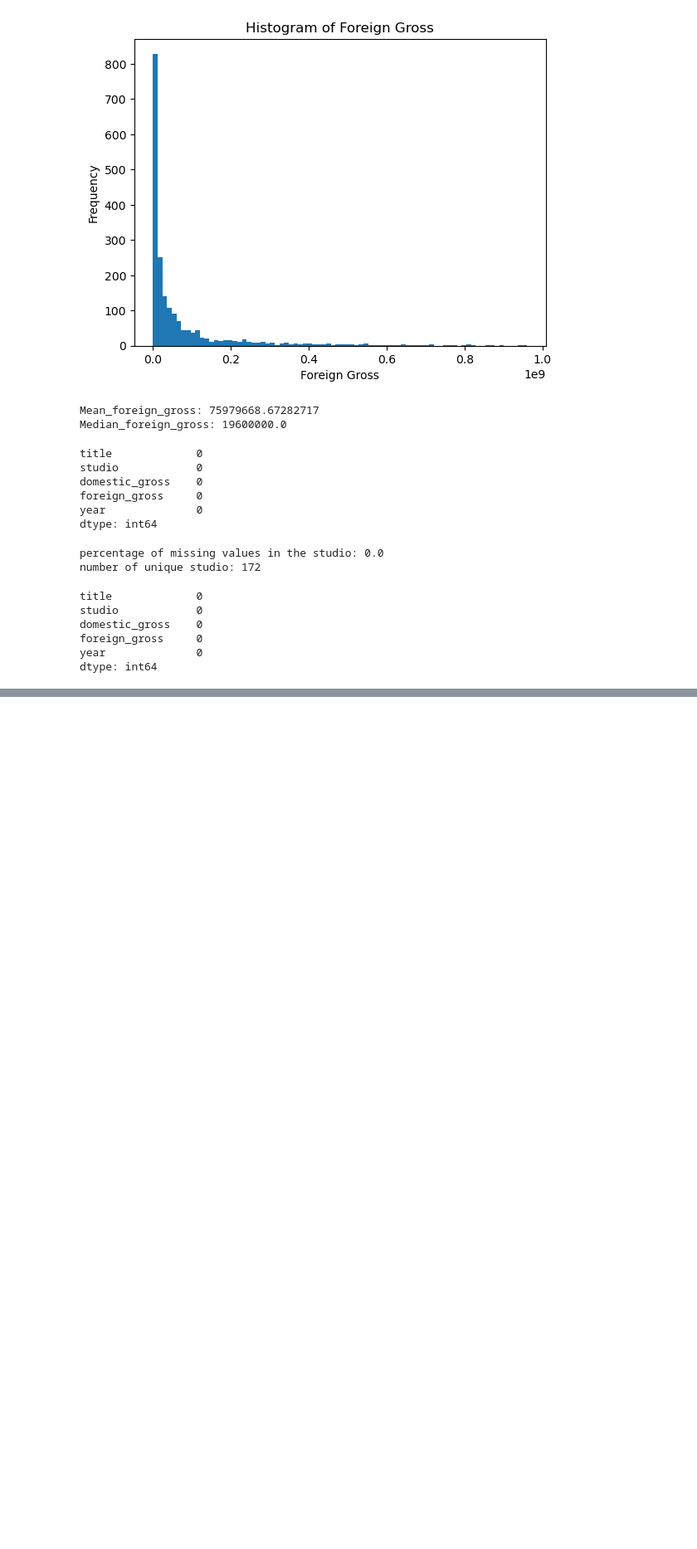
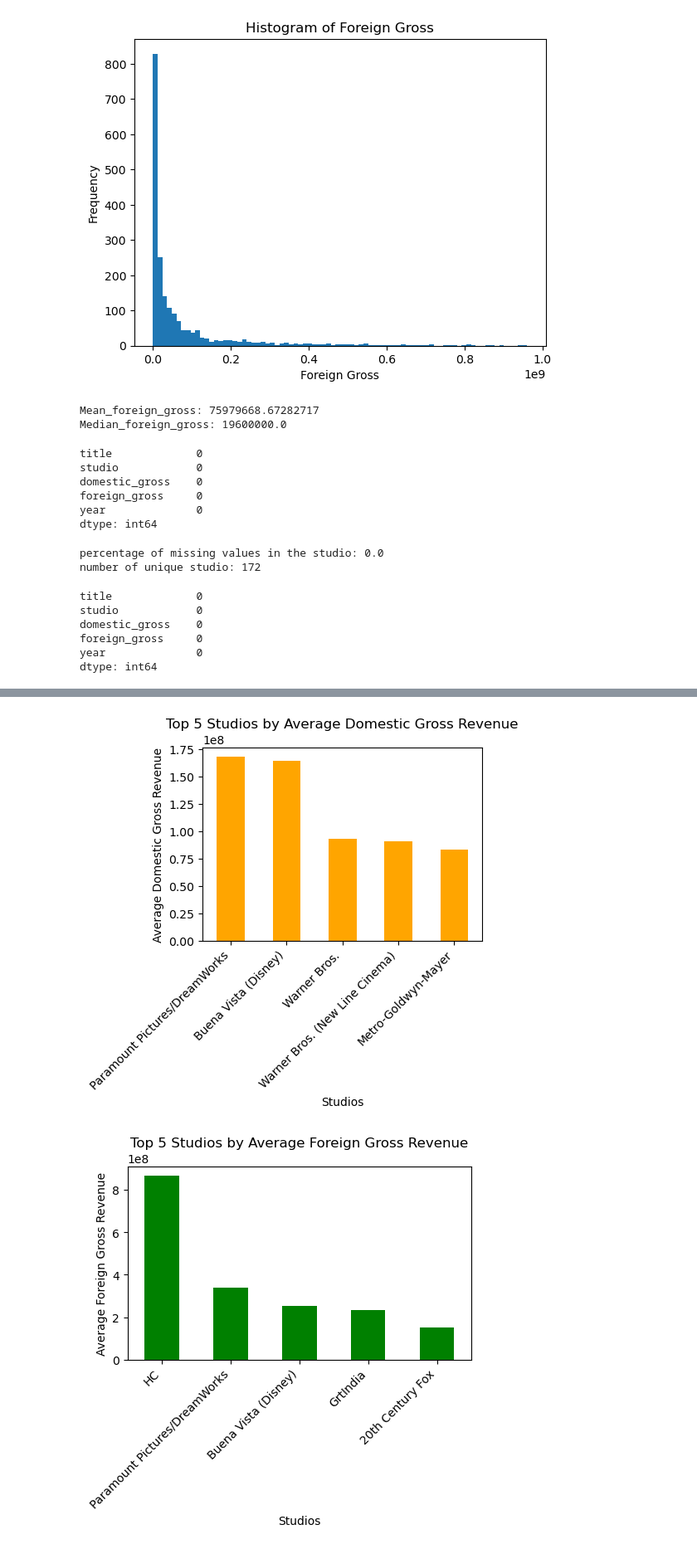
Before and after one commit to FarhiyaJarso/Microsoft-movie-project, a Jupyter notebook: student.ipynb, the cells around one changed output, grey strips where cells are left out. Shown at 83% size. Drawn from its saved outputs; the diff is of its cells as text; code cells hidden in the pictures; blank space fills up the shorter version.

```diff
--- a/student.ipynb
+++ b/student.ipynb
@@ -460,6 +544,51 @@ BV          252880904.0
 GrtIndia    234000000.0
 Fox         149670646.0
 Name: foreign_gross, dtype: float64
+# %%
+# Define a dictionary mapping studio codes to full names
+studio_names_mapping = {
+    'P/DW': 'Paramount Pictures/DreamWorks',
+    'BV': 'Buena Vista (Disney)',
+    'WB': 'Warner Bros.',
+    'WB (NL)': 'Warner Bros. (New Line Cinema)',
+    'MGM': 'Metro-Goldwyn-Mayer',
+    'Uni.': 'Universal Pictures',
+    'Fox': '20th Century Fox',
+    'Par.': 'Paramount Pictures',
+    'Sony': 'Sony Pictures',
+    'Sum.': 'Summit Entertainment'
+    # Add more mappings as needed
+}
+
+# Replace studio codes with full names
+top_5_domestic_studios_with_names = top_5_domestic_studios.rename(index=studio_names_mapping)
+top_5_foreign_studios_with_names = top_5_foreign_studios.rename(index=studio_names_mapping)
+
+# Set pandas options to display large numbers in whole numbers format
+pd.set_option('display.float_format', '{:.0f}'.format)
+
+# Plotting the bar graph for top 5 domestic gross studios with full names
+plt.figure(figsize=(5, 5))
+top_5_domestic_studios_with_names.plot(kind='bar', color='orange')
+plt.title('Top 5 Studios by Average Domestic Gross Revenue')
+plt.xlabel('Studios')
+plt.ylabel('Average Domestic Gross Revenue')
+plt.xticks(rotation=45, ha='right')
+plt.tight_layout()
+plt.show()
+
+# Plotting the bar graph for top 5 foreign gross studios with full names
+plt.figure(figsize=(5, 5))
+top_5_foreign_studios_with_names.plot(kind='bar', color='green')
+plt.title('Top 5 Studios by Average Foreign Gross Revenue')
+plt.xlabel('Studios')
+plt.ylabel('Average Foreign Gross Revenue')
+plt.xticks(rotation=45, ha='right')
+plt.tight_layout()
+plt.show()
+# %% [output]
+[figure, added]
+[figure, added]
 # %%
 # Group by 'studio' and calculate the mean of 'domestic_gross' and 'foreign_gross' across all data
 average_gross_per_studio = df2.groupby('studio').agg({'domestic_gross': 'mean', 'foreign_gross': 'mean'})
```
Also changed, not shown: parts of 16 cells of this notebook.
